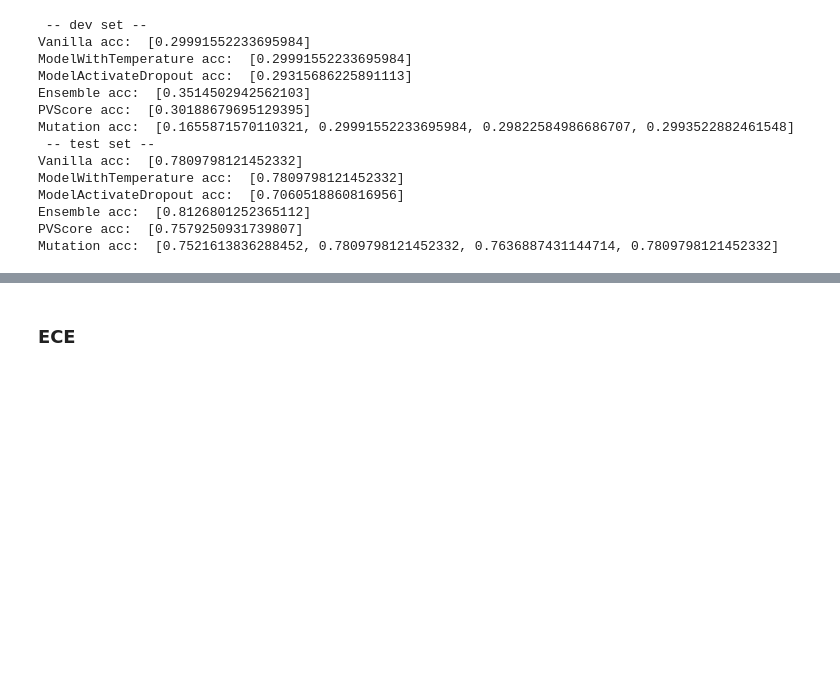
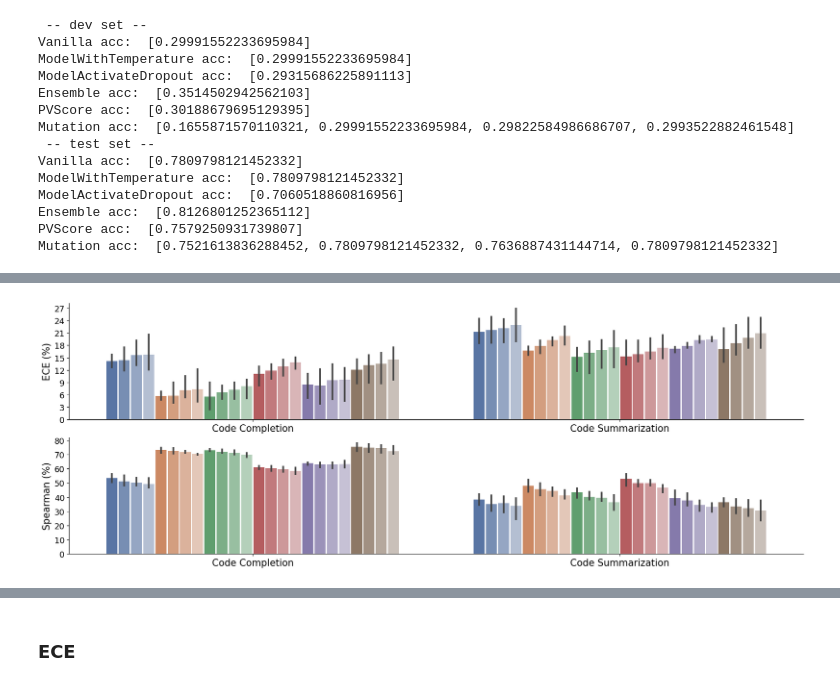
Before and after one commit to yul091/UncertaintyPL, a Jupyter notebook: notebooks/plot_acc.ipynb, the cells around one changed output, grey strips where cells are left out. Cells and saved outputs as stored; diff of their text form; code cells hidden in the pictures; blank space fills up the shorter version.

```diff
--- a/notebooks/plot_acc.ipynb
+++ b/notebooks/plot_acc.ipynb
@@ -937,0 +1084,92 @@ Mutation acc:  [0.7521613836288452, 0.7809798121452332, 0.7636887431144714, 0.78
+# %%
+# Define the data as a dictionary
+data = {
+    'split': (['In-dist.'] * 6 + ['Shift 1'] * 6 + ['Shift 2'] * 6 + ['Shift 3'] * 6) * 3 * 2,
+    'ECE': [
+        14.25, 5.57, 8.96, 12.20, 5.27, 12.77, # CC-time-in-dist
+        13.65, 4.30, 8.27, 13.44, 3.84, 15.23, # CC-time-shift1
+        14.49, 5.45, 9.02, 14.51, 4.89, 16.21, # CC-time-shift2
+        14.51, 5.29, 9.69, 14.28, 4.51, 17.48, # CC-time-shift3
+        15.72, 6.82, 5.24, 8.23, 7.10, 14.65, # CC-project-in-dist
+        17.53, 9.01, 6.36, 9.92, 8.57, 15.64, # CC-project-shift1
+        19.13, 10.59, 7.55, 10.69, 10.14, 15.73, # CC-project-shift2
+        20.57, 12.21, 9.62, 15.08, 11.82, 16.46, # CC-project-shift3
+        12.65, 4.80, 2.51, 12.86, 12.98, 8.73, # CC-author-in-dist
+        11.91, 4.05, 4.98, 12.22, 12.18, 8.84, # CC-author-shift1
+        13.14, 5.35, 4.98, 13.36, 13.46, 8.78, # CC-author-shift2
+        12.12, 4.37, 5.09, 12.26, 12.51, 9.62, # CC-author-shift3
+
+        18.50, 18.49, 17.38, 19.11, 17.63, 22.15, # CS-time-in-dist
+        18.61, 19.19, 18.97, 19.21, 17.64, 22.95, # CS-time-shift1
+        18.76, 19.70, 18.69, 19.68, 18.88, 24.71, # CS-time-shift2
+        18.95, 19.91, 18.48, 20.44, 18.96, 24.73, # CS-time-shift3
+        20.96, 15.66, 11.72, 13.27, 16.31, 14.90, # CS-project-in-dist
+        21.71, 16.07, 11.19, 14.13, 17.39, 15.69, # CS-project-shift1
+        21.94, 17.94, 12.51, 15.09, 18.61, 17.46, # CS-project-shift2
+        22.99, 18.19, 12.61, 16.98, 19.25, 20.61, # CS-project-shift3
+        24.47, 16.09, 16.41, 13.38, 17.62, 13.98, # CS-author-in-dist
+        24.93, 18.37, 18.42, 14.22, 18.63, 16.72, # CS-author-shift1
+        25.57, 20.07, 19.32, 14.79, 20.24, 17.44, # CS-author-shift2
+        26.88, 22.64, 21.46, 14.84, 20.07, 17.44, # CS-author-shift3
+    ],
+    'Correlation': [
+        50.55, 74.68, 73.91, 61.98, 64.60, 76.28, # CC-time-in-dist
+        48.10, 74.37, 73.43, 61.92, 64.27, 75.54, # CC-time-shift1
+        48.20, 72.59, 72.99, 61.36, 64.52, 74.45, # CC-time-shift2
+        46.72, 70.53, 71.07, 60.78, 65.49, 70.69, # CC-time-shift3
+        50.90, 73.96, 72.75, 61.55, 63.96, 72.12, # CC-project-in-dist
+        50.38, 72.49, 71.26, 60.47, 63.40, 71.62, # CC-project-shift1
+        48.17, 71.78, 70.16, 60.28, 63.79, 71.23, # CC-project-shift2
+        47.41, 70.30, 70.22, 58.37, 63.25, 70.27, # CC-project-shift3
+        58.99, 71.05, 72.20, 59.77, 62.74, 77.99, # CC-author-in-dist
+        55.24, 70.56, 70.81, 58.46, 61.00, 77.34, # CC-author-shift1
+        53.56, 70.86, 70.36, 57.71, 60.51, 77.75, # CC-author-shift2
+        53.45, 69.76, 68.00, 56.08, 60.71, 76.23, # CC-author-shift3
+
+        42.21, 43.62, 44.39, 48.02, 34.75, 39.22, # CS-time-in-dist
+        41.01, 41.28, 43.60, 47.68, 34.07, 38.69, # CS-time-shift1
+        40.64, 40.72, 43.01, 48.08, 30.21, 38.02, # CS-time-shift2
+        39.18, 38.80, 41.43, 48.09, 29.75, 37.53, # CS-time-shift3
+        38.45, 47.26, 46.23, 56.10, 44.77, 33.37, # CS-project-in-dist
+        34.23, 45.41, 39.16, 49.96, 42.59, 28.68, # CS-project-shift1
+        37.16, 43.56, 37.96, 49.67, 37.72, 26.55, # CS-project-shift2
+        37.56, 39.83, 31.01, 43.52, 35.83, 23.60, # CS-project-shift3
+        34.38, 52.46, 39.69, 54.97, 37.94, 36.01, # CS-author-in-dist
+        30.13, 49.75, 38.13, 52.02, 36.30, 33.18, # CS-author-shift1
+        29.14, 48.40, 37.28, 51.90, 35.19, 32.01, # CS-author-shift2
+        24.48, 45.02, 36.97, 48.49, 33.77, 30.60, # CS-author-shift3
+    ],
+    # 'Accuracy': [
+    # ],
+    'Task': ['Code Completion'] * 6 * 12 + ['Code Summarization'] * 6 * 12,
+    'method': (['Base-in', 'TS-in', 'MCD-in', 'DE-in', 'MT-in', 'DS-in'] + ['Base-1', 'TS-1', 'MCD-1', 'DE-1', 'MT-1', 'DS-1'] + ['Base-2', 'TS-2', 'MCD-2', 'DE-2', 'MT-2', 'DS-2'] + ['Base-3', 'TS-3', 'MCD-3', 'DE-3', 'MT-3', 'DS-3']) * 3 * 2,
+    'shift': (['different_time'] * 24 + ['different_project'] * 24 + ['different_author'] * 24) * 2
+}
+# Convert the dictionary to a DataFrame
+df = pd.DataFrame(data)
+
+# Use deep color palette
+fig, axs = plt.subplots(2, 1, figsize=(17, 7))
+sns.set_palette('deep')
+
+# Follow the order of the method_order
+for i, metric in enumerate(['ECE', 'Correlation']):
+    sns.barplot(data=df, x='Task', y=metric, hue='method', hue_order=method_order, palette=color_palette, ax=axs[i])
+    # Do not show top and right frame lines
+    axs[i].spines['top'].set_visible(False)
+    axs[i].spines['right'].set_visible(False)
+    axs[i].set_xlabel('')
+    axs[i].set_xticklabels(['Code Completion', 'Code Summarization'], fontsize=15)
+    axs[i].set_ylabel(metric2y[metric], fontsize=15)
+    axs[i].tick_params(axis='y', labelsize=13) # modify yticks fontsize
+    axs[i].get_legend().remove() # remove legend
+    axs[i].yaxis.set_major_locator(MaxNLocator(integer=True)) # keep only integer yticks
+    width_changer(axs[i], .03)
+
+# Adjust the layout
+plt.tight_layout()
+plt.subplots_adjust(top=0.85)  # Adjust the top to make space for the legend
+plt.savefig('../Figure/calibration_codebert.pdf', bbox_inches='tight')
+plt.show()
+# %% [output]
+[figure, added]
```
Also changed, not shown: parts of 5 cells of this notebook, 35 other files.
